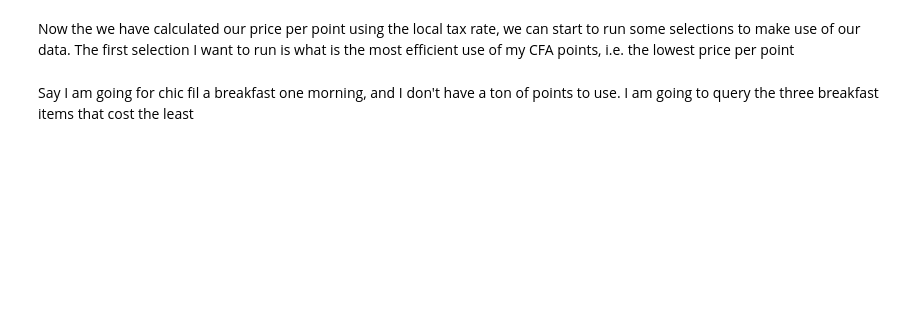
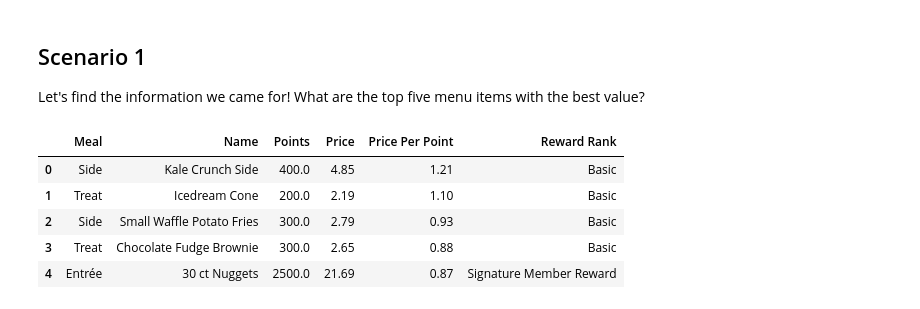
Before and after one commit to ach1lles11/Chic-Fil-A-Database, a Jupyter notebook: Chic-Fil-A.ipynb, the cells around one changed output. Saved outputs shown, nothing was run; the diff lists cells and outputs as text; code cells hidden in the pictures; blank space fills up the shorter version.

Commit message:
Updating database and workbook with new values

```diff
--- a/Chic-Fil-A.ipynb
+++ b/Chic-Fil-A.ipynb
@@ -123,2 +33,0 @@ for r in cursor:
-# %% [markdown]
-Now the we have calculated our price per point using the local tax rate, we can start to run some selections to make use of our data. The first selection I want to run is what is the most efficient use of my CFA points, i.e. the lowest price per point
@@ -136,2 +33,0 @@ for r in cursor:
-# %% [markdown]
-Say I am going for chic fil a breakfast one morning, and I don't have a ton of points to use. I am going to query the three breakfast items that cost the least
@@ -149,0 +34,30 @@ for r in cursor:
+# %% [markdown]
+## Scenario 1
+
+Let's find the information we came for! What are the top five menu items with the best value?
+# %%
+sql1 = """
+SELECT * FROM Rewards R
+ORDER BY "Price per Point" DESC
+LIMIT 5
+"""
+cursor.execute(sql1)
+df = pd.DataFrame()
+for r in cursor:
+    d = {
+        "Name": r[0],
+        "Meal": r[1],
+        "Points": r[2],
+        "Reward Rank": r[3],
+        "Price": r[4],
+        "Price Per Point": r[5]
+    }
+    df = df.append(pd.Series(d), ignore_index=True)
+display(df)
+# %% [output]
+|  | Meal | Name | Points | Price | Price Per Point | Reward Rank |
+| 0 | Side | Kale Crunch Side | 400.0 | 4.85 | 1.21 | Basic |
+| 1 | Treat | Icedream Cone | 200.0 | 2.19 | 1.10 | Basic |
+| 2 | Side | Small Waffle Potato Fries | 300.0 | 2.79 | 0.93 | Basic |
+| 3 | Treat | Chocolate Fudge Brownie | 300.0 | 2.65 | 0.88 | Basic |
+| 4 | Entrée | 30 ct Nuggets | 2500.0 | 21.69 | 0.87 | Signature Member Reward |
```
Also changed, not shown: parts of 25 cells of this notebook, 2 other files.
